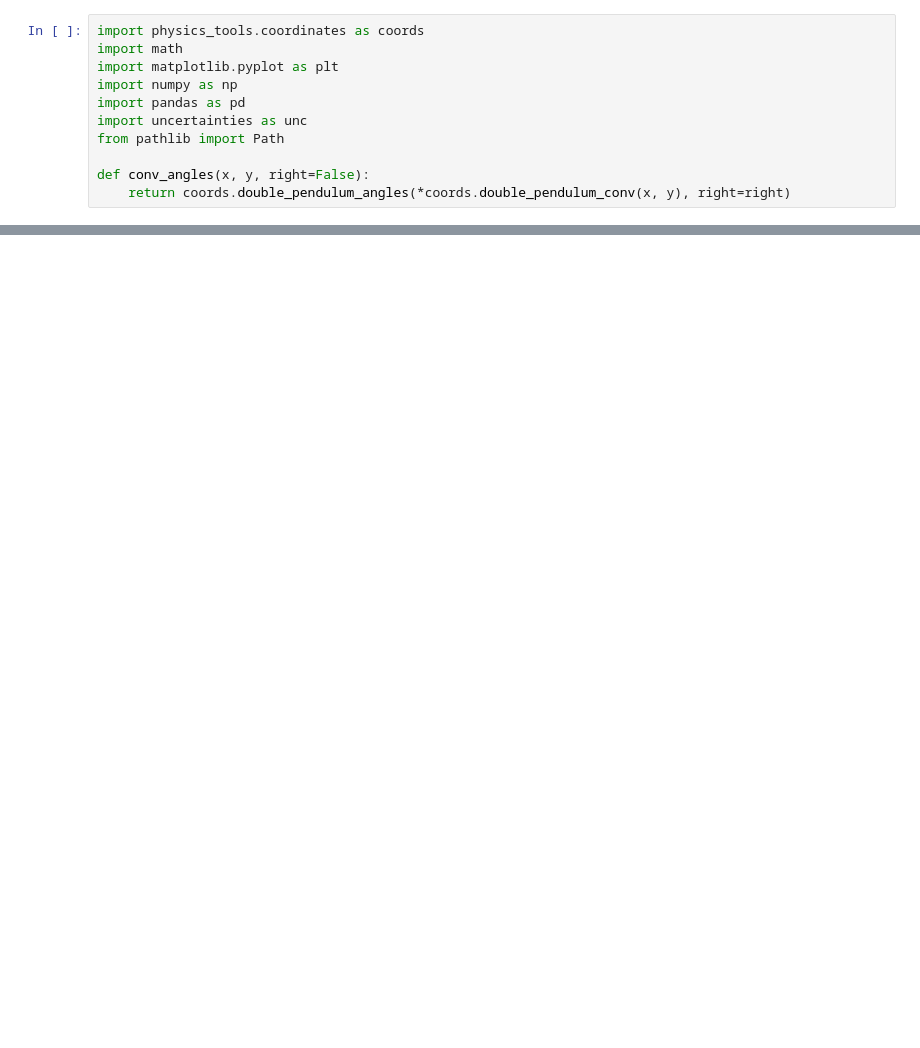
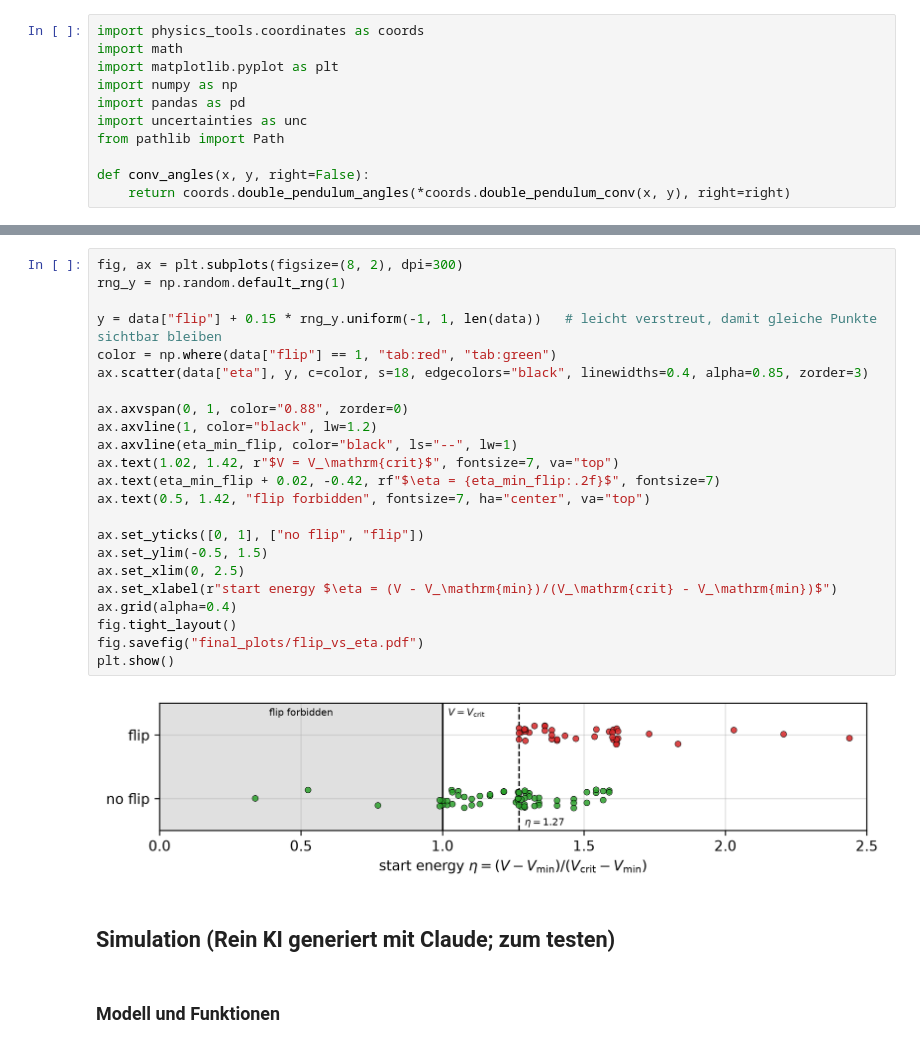
Before and after one commit to guntera384/P-project-based-physics-lab-, a Jupyter notebook: data_analysis/double_pendulum/plotting.ipynb, the cells around one changed output, grey strips where cells are left out. Drawn from its saved outputs; the diff is of its cells as text; blank space fills up the shorter version.

```diff
--- a/data_analysis/double_pendulum/plotting.ipynb
+++ b/data_analysis/double_pendulum/plotting.ipynb
@@ -155,0 +164,29 @@ plt.show()
+# %%
+fig, ax = plt.subplots(figsize=(8, 2), dpi=300)
+rng_y = np.random.default_rng(1)
+
+y = data["flip"] + 0.15 * rng_y.uniform(-1, 1, len(data))   # leicht verstreut, damit gleiche Punkte sichtbar bleiben
+color = np.where(data["flip"] == 1, "tab:red", "tab:green")
+ax.scatter(data["eta"], y, c=color, s=18, edgecolors="black", linewidths=0.4, alpha=0.85, zorder=3)
+
+ax.axvspan(0, 1, color="0.88", zorder=0)
+ax.axvline(1, color="black", lw=1.2)
+ax.axvline(eta_min_flip, color="black", ls="--", lw=1)
+ax.text(1.02, 1.42, r"$V = V_\mathrm{crit}$", fontsize=7, va="top")
+ax.text(eta_min_flip + 0.02, -0.42, rf"$\eta = {eta_min_flip:.2f}$", fontsize=7)
+ax.text(0.5, 1.42, "flip forbidden", fontsize=7, ha="center", va="top")
+
+ax.set_yticks([0, 1], ["no flip", "flip"])
+ax.set_ylim(-0.5, 1.5)
+ax.set_xlim(0, 2.5)
+ax.set_xlabel(r"start energy $\eta = (V - V_\mathrm{min})/(V_\mathrm{crit} - V_\mathrm{min})$")
+ax.grid(alpha=0.4)
+fig.tight_layout()
+fig.savefig("final_plots/flip_vs_eta.pdf")
+plt.show()
+# %% [output]
+[figure, added]
+# %% [markdown]
+## Simulation (Rein KI generiert mit Claude; zum testen)
+# %% [markdown]
+### Modell und Funktionen
```
Also changed, not shown: parts of 13 cells of this notebook, 2 other files.
